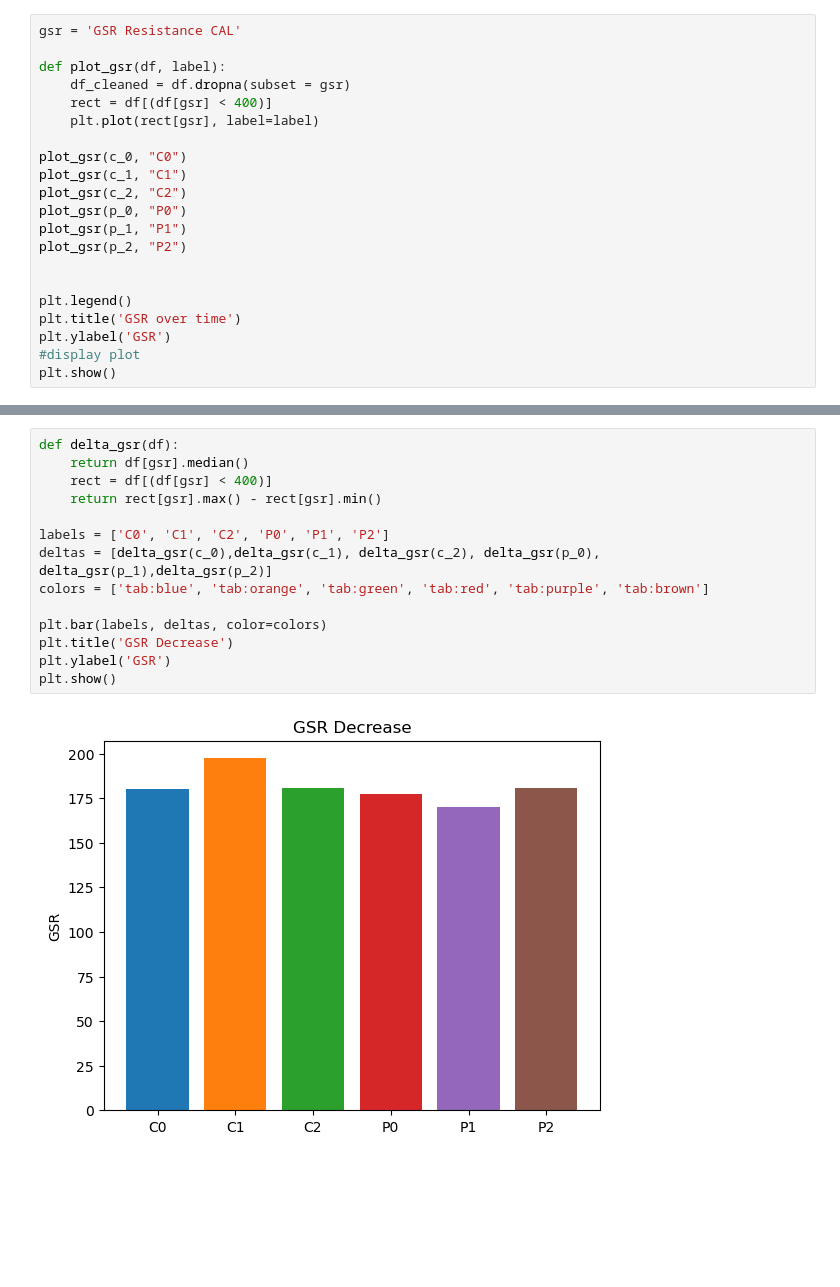
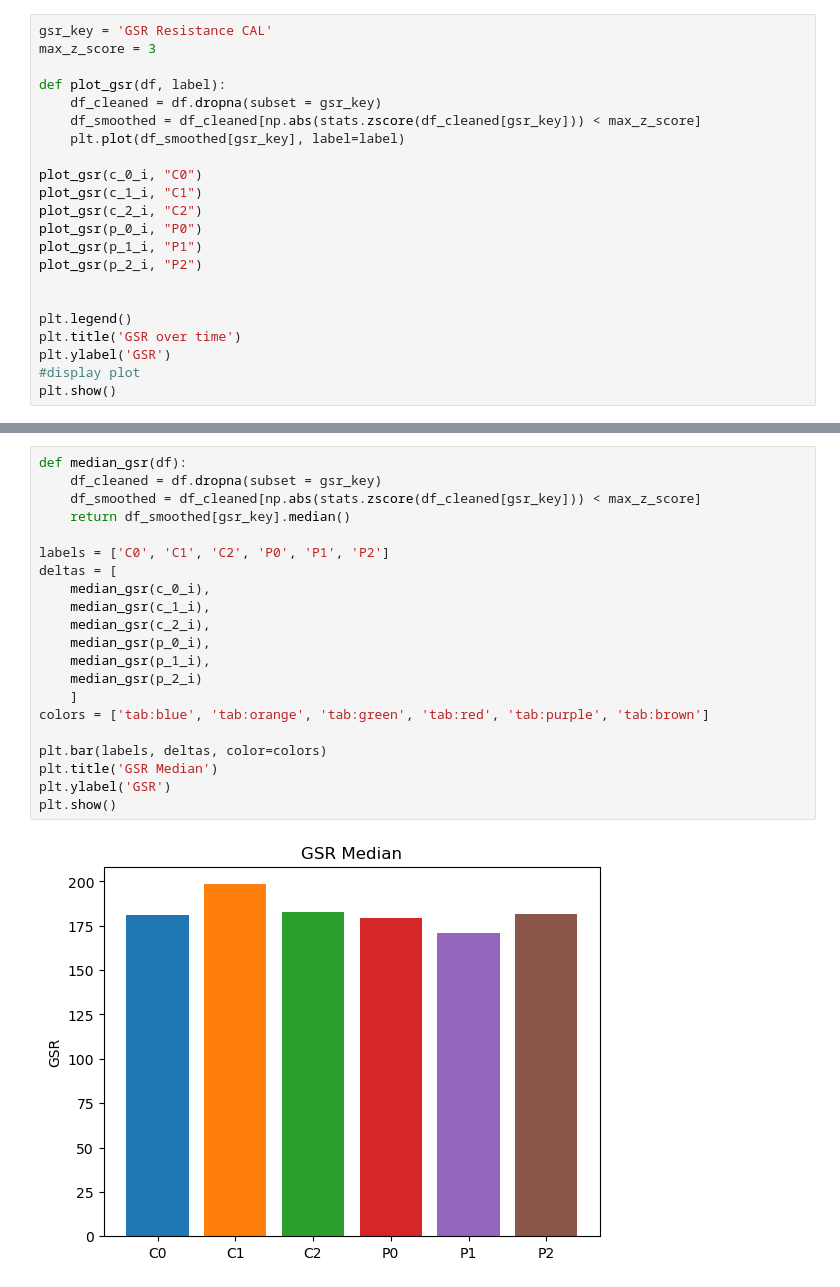
Before and after one commit to EliDll/phw-eval, a Jupyter notebook: imot_edda.ipynb, the cells around one changed output, grey strips where cells are left out. Drawn from its saved outputs; the diff is of its cells as text; blank space fills up the shorter version.

```diff
--- a/imot_edda.ipynb
+++ b/imot_edda.ipynb
@@ -64,17 +123,18 @@ plt.show()
 # %%
-gsr = 'GSR Resistance CAL'
+gsr_key = 'GSR Resistance CAL'
+max_z_score = 3
 
 def plot_gsr(df, label):
-    df_cleaned = df.dropna(subset = gsr)
-    rect = df[(df[gsr] < 400)]
-    plt.plot(rect[gsr], label=label)
+    df_cleaned = df.dropna(subset = gsr_key)
+    df_smoothed = df_cleaned[np.abs(stats.zscore(df_cleaned[gsr_key])) < max_z_score]
+    plt.plot(df_smoothed[gsr_key], label=label)
 
-plot_gsr(c_0, "C0")
-plot_gsr(c_1, "C1")
-plot_gsr(c_2, "C2")
-plot_gsr(p_0, "P0")
-plot_gsr(p_1, "P1")
-plot_gsr(p_2, "P2")
+plot_gsr(c_0_i, "C0")
+plot_gsr(c_1_i, "C1")
+plot_gsr(c_2_i, "C2")
+plot_gsr(p_0_i, "P0")
+plot_gsr(p_1_i, "P1")
+plot_gsr(p_2_i, "P2")
 
 
 plt.legend()
@@ -87,16 +147,23 @@ plt.show()
 # %%
-def delta_gsr(df):
-    return df[gsr].median()
-    rect = df[(df[gsr] < 400)]
-    return rect[gsr].max() - rect[gsr].min()
+def median_gsr(df):
+    df_cleaned = df.dropna(subset = gsr_key)
+    df_smoothed = df_cleaned[np.abs(stats.zscore(df_cleaned[gsr_key])) < max_z_score]
+    return df_smoothed[gsr_key].median()
 
 labels = ['C0', 'C1', 'C2', 'P0', 'P1', 'P2']
-deltas = [delta_gsr(c_0),delta_gsr(c_1), delta_gsr(c_2), delta_gsr(p_0), delta_gsr(p_1),delta_gsr(p_2)]
+deltas = [
+    median_gsr(c_0_i),
+    median_gsr(c_1_i),
+    median_gsr(c_2_i),
+    median_gsr(p_0_i),
+    median_gsr(p_1_i),
+    median_gsr(p_2_i)
+    ]
 colors = ['tab:blue', 'tab:orange', 'tab:green', 'tab:red', 'tab:purple', 'tab:brown']
 
 plt.bar(labels, deltas, color=colors)
-plt.title('GSR Decrease')
+plt.title('GSR Median')
 plt.ylabel('GSR')
 plt.show()
 # %% [output]
-[figure, old version]
+[figure, new version]
```
Also changed, not shown: parts of 9 cells of this notebook.
